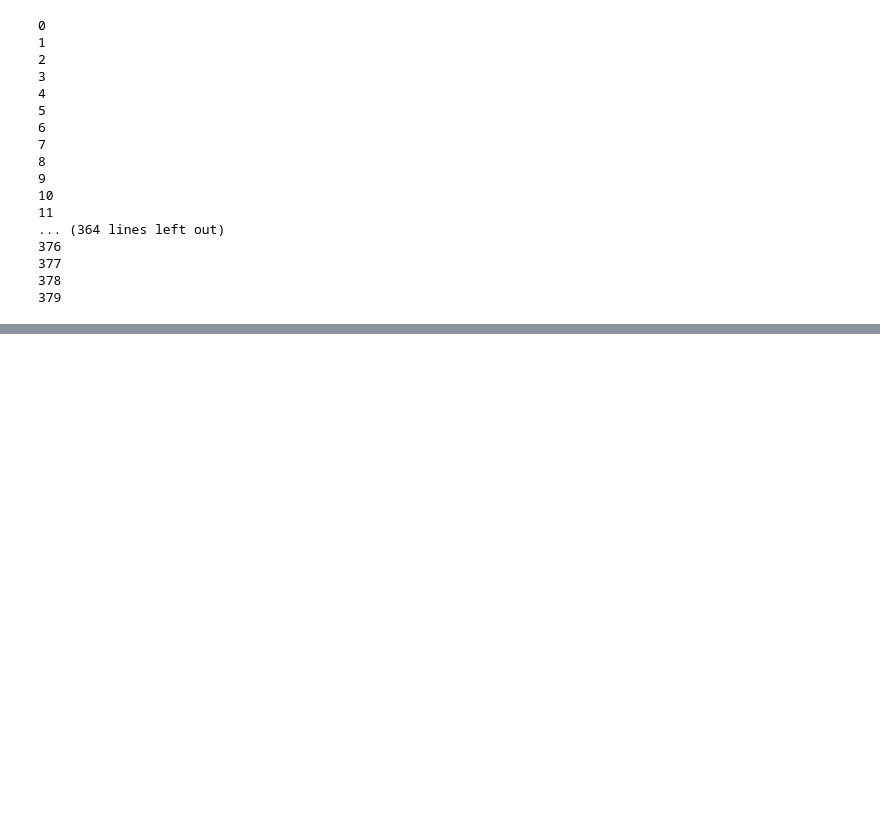
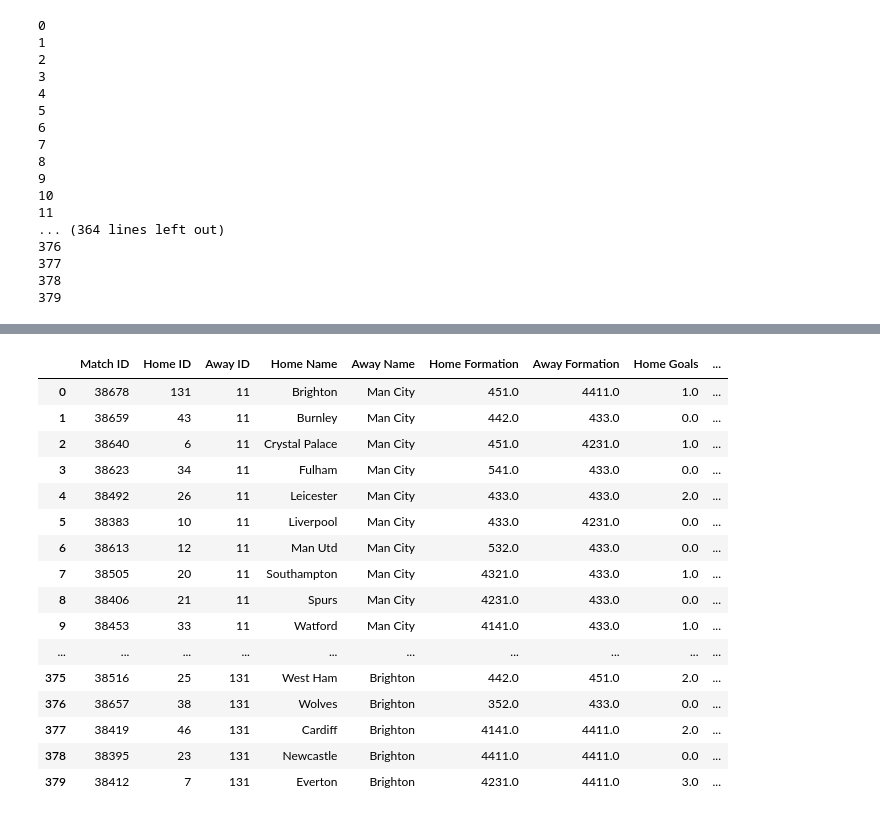
Before and after one commit to brunobelevan/Football-Theory---Formations, a Jupyter notebook: finalProject.ipynb, the cells around one changed output, grey strips where cells are left out. Saved outputs shown, nothing was run; the diff lists cells and outputs as text; code cells hidden in the pictures; blank space fills up the shorter version.

```diff
--- a/finalProject.ipynb
+++ b/finalProject.ipynb
@@ -24,7 +25,7 @@ url = 'https://www.premierleague.com/results?team=FIRST/'
 
 # Select Wait Time and Season
 wait_time = 1
-season_year = "2019/20"
+season_year = "2018/19"
 
 browser = webdriver.Chrome()
 browser.maximize_window()
@@ -273,0 +404,50 @@ int
+# %%
+year = "2017/18"
+
+pass_quality = []
+
+for i in range(1, 18):
+
+    if i < 6:
+        value = 0.9
+    elif i > 5 and i < 11:
+        value = 0.8
+    elif i > 10 and i < 16:
+        value = 0.7
+    else:
+        value = 0.6
+
+    pass_quality.append([final_table["ID"][year][i], value])
+
+pass_quality_Home = pd.DataFrame(pass_quality, columns=["Home ID", "Home Pass Quality"])
+pass_quality_Away = pd.DataFrame(pass_quality, columns=["Away ID", "Away Pass Quality"])
+# %%
+complete_dataset = pd.merge(data_df, pass_quality_Home, on="Home ID", how="outer")
+index_home = complete_dataset[np.isnan(complete_dataset["Home Pass Quality"])].index
+complete_dataset.loc[index_home, "Home Pass Quality"] = 0.6
+
+complete_dataset = pd.merge(complete_dataset, pass_quality_Away, on="Away ID", how="outer")
+index_home = complete_dataset[np.isnan(complete_dataset["Away Pass Quality"])].index
+complete_dataset.loc[index_home, "Away Pass Quality"] = 0.6
+
+complete_dataset = complete_dataset.fillna(0)
+
+complete_dataset
+# %% [output]
+|  | Match ID | Home ID | Away ID | Home Name | Away Name | Home Formation | Away Formation | Home Goals | ... |
+| 0 | 38678 | 131 | 11 | Brighton | Man City | 451.0 | 4411.0 | 1.0 | ... |
+| 1 | 38659 | 43 | 11 | Burnley | Man City | 442.0 | 433.0 | 0.0 | ... |
+| 2 | 38640 | 6 | 11 | Crystal Palace | Man City | 451.0 | 4231.0 | 1.0 | ... |
+| 3 | 38623 | 34 | 11 | Fulham | Man City | 541.0 | 433.0 | 0.0 | ... |
+| 4 | 38492 | 26 | 11 | Leicester | Man City | 433.0 | 433.0 | 2.0 | ... |
+| 5 | 38383 | 10 | 11 | Liverpool | Man City | 433.0 | 4231.0 | 0.0 | ... |
+| 6 | 38613 | 12 | 11 | Man Utd | Man City | 532.0 | 433.0 | 0.0 | ... |
+| 7 | 38505 | 20 | 11 | Southampton | Man City | 4321.0 | 433.0 | 1.0 | ... |
+| 8 | 38406 | 21 | 11 | Spurs | Man City | 4231.0 | 433.0 | 0.0 | ... |
+| 9 | 38453 | 33 | 11 | Watford | Man City | 4141.0 | 433.0 | 1.0 | ... |
+| ... | ... | ... | ... | ... | ... | ... | ... | ... | ... |
+| 375 | 38516 | 25 | 131 | West Ham | Brighton | 442.0 | 451.0 | 2.0 | ... |
+| 376 | 38657 | 38 | 131 | Wolves | Brighton | 352.0 | 433.0 | 0.0 | ... |
+| 377 | 38419 | 46 | 131 | Cardiff | Brighton | 4141.0 | 4411.0 | 2.0 | ... |
+| 378 | 38395 | 23 | 131 | Newcastle | Brighton | 4411.0 | 4411.0 | 0.0 | ... |
+| 379 | 38412 | 7 | 131 | Everton | Brighton | 4231.0 | 4411.0 | 3.0 | ... |
```
Also changed, not shown: parts of 7 cells of this notebook, 3 other files.
